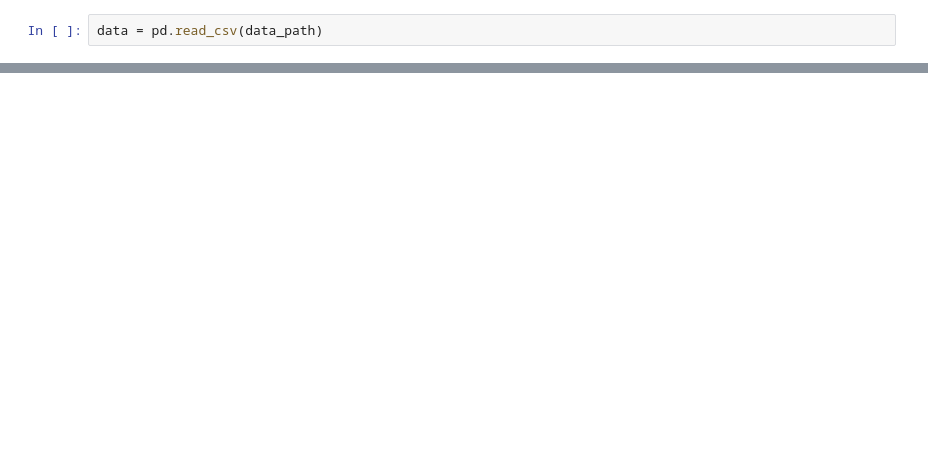
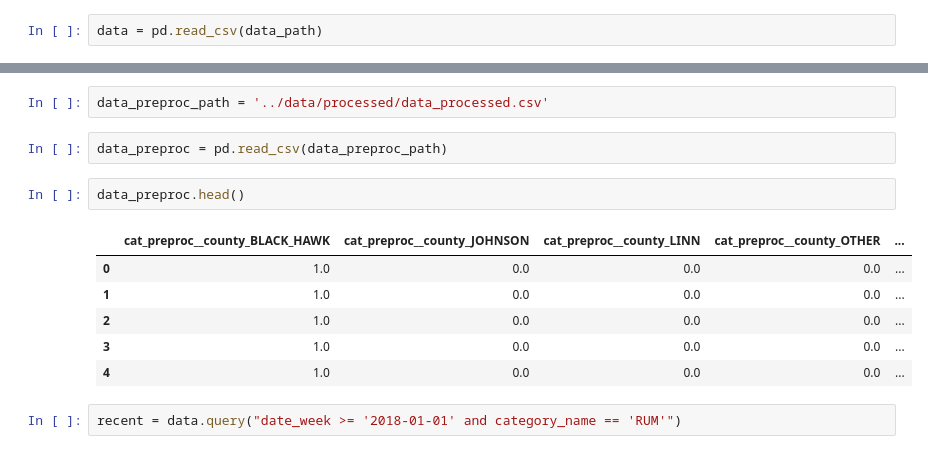
Before and after one commit to hilinski/liquor_demand_forecasting, a Jupyter notebook: notebooks/renan.ipynb, the cells around one changed output, grey strips where cells are left out. Cells and saved outputs as stored; diff of their text form; blank space fills up the shorter version.

```diff
--- a/notebooks/renan.ipynb
+++ b/notebooks/renan.ipynb
@@ -50,0 +33,15 @@ df.head(5)
+# %%
+data_preproc_path = '../data/processed/data_processed.csv'
+# %%
+data_preproc = pd.read_csv(data_preproc_path)
+# %%
+data_preproc.head()
+# %% [output]
+|  | cat_preproc__county_BLACK_HAWK | cat_preproc__county_JOHNSON | cat_preproc__county_LINN | cat_preproc__county_OTHER | ... |
+| 0 | 1.0 | 0.0 | 0.0 | 0.0 | ... |
+| 1 | 1.0 | 0.0 | 0.0 | 0.0 | ... |
+| 2 | 1.0 | 0.0 | 0.0 | 0.0 | ... |
+| 3 | 1.0 | 0.0 | 0.0 | 0.0 | ... |
+| 4 | 1.0 | 0.0 | 0.0 | 0.0 | ... |
+# %%
+recent = data.query("date_week >= '2018-01-01' and category_name == 'RUM'")
```
Also changed, not shown: parts of 19 cells of this notebook, 1 other file.
